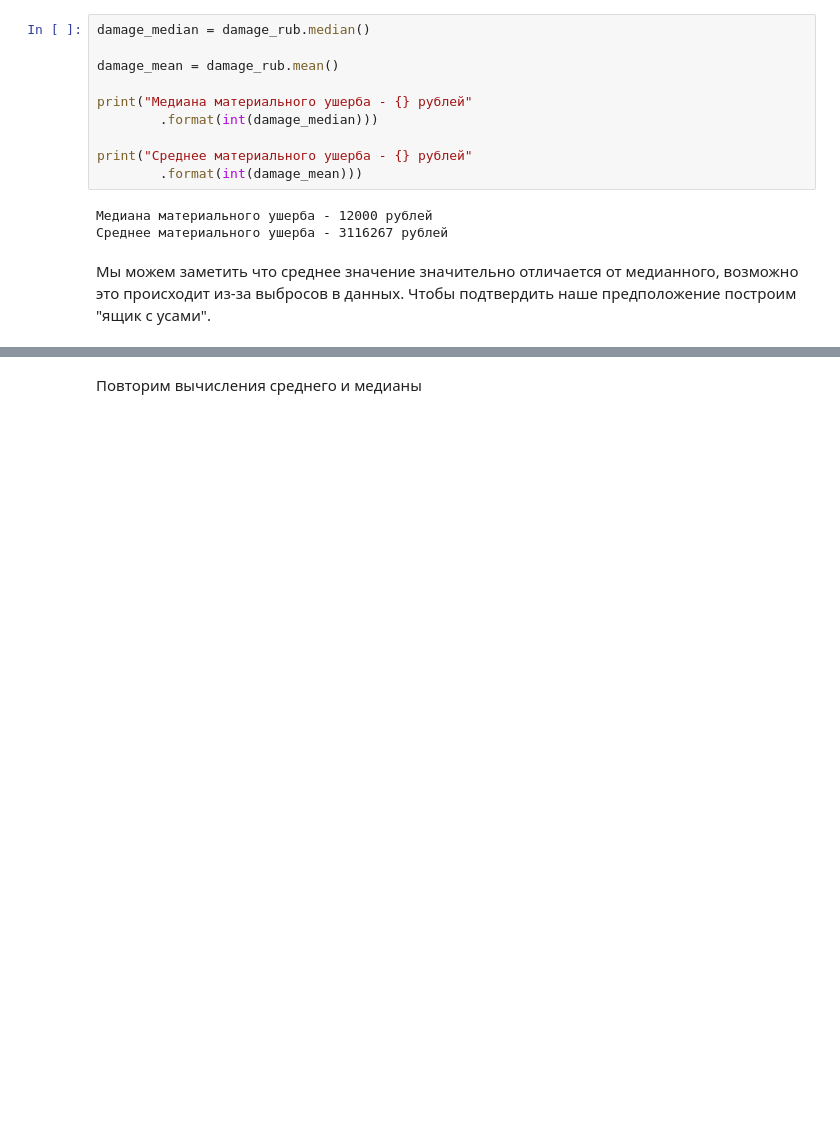
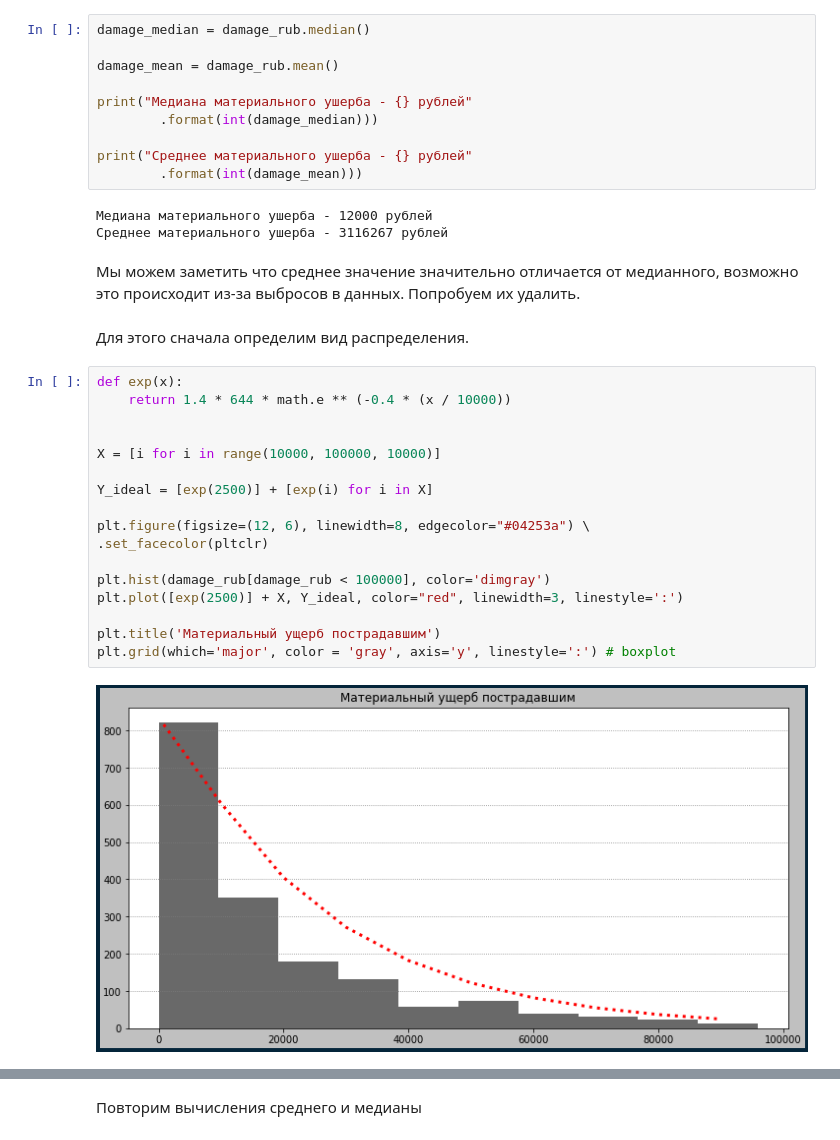
Before and after one commit to litosha/sirius, a Jupyter notebook: Анализ.ipynb, the cells around one changed output, grey strips where cells are left out. Saved outputs shown, nothing was run; the diff lists cells and outputs as text; blank space fills up the shorter version.

```diff
--- a/Анализ.ipynb
+++ b/Анализ.ipynb
@@ -1048,4 +1048,25 @@ print("Среднее материального ушерба - {} рублей"
 Медиана материального ушерба - 12000 рублей
 Среднее материального ушерба - 3116267 рублей
 # %% [markdown]
-Мы можем заметить что среднее значение значительно отличается от медианного, возможно это происходит из-за выбросов в данных. Чтобы подтвердить наше предположение построим "ящик с усами".
+Мы можем заметить что среднее значение значительно отличается от медианного, возможно это происходит из-за выбросов в данных. Попробуем их удалить.
+# %% [markdown]
+Для этого сначала определим вид распределения.
+# %%
+def exp(x):
+    return 1.4 * 644 * math.e ** (-0.4 * (x / 10000))
+
+
+X = [i for i in range(10000, 100000, 10000)]
+
+Y_ideal = [exp(2500)] + [exp(i) for i in X]
+
+plt.figure(figsize=(12, 6), linewidth=8, edgecolor="#04253a") \
+.set_facecolor(pltclr)
+
+plt.hist(damage_rub[damage_rub < 100000], color='dimgray')
+plt.plot([exp(2500)] + X, Y_ideal, color="red", linewidth=3, linestyle=':')
+
+plt.title('Материальный ущерб пострадавшим')
+plt.grid(which='major', color = 'gray', axis='y', linestyle=':') # boxplot
+# %% [output]
+[figure, added]
```
Also changed, not shown: parts of 16 cells of this notebook.
